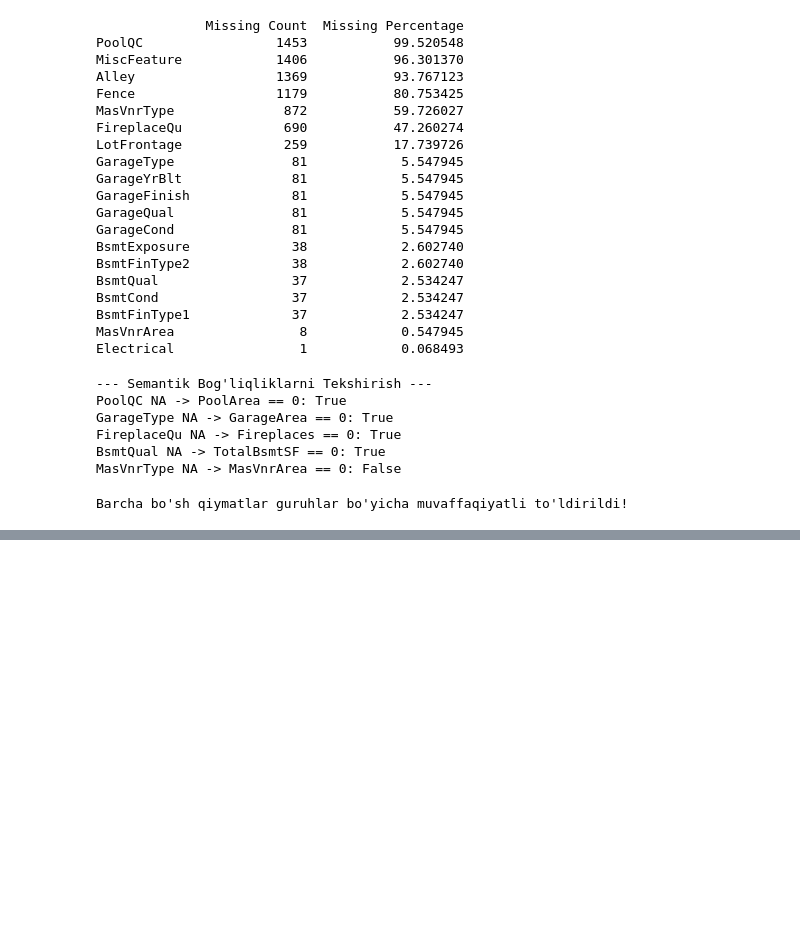
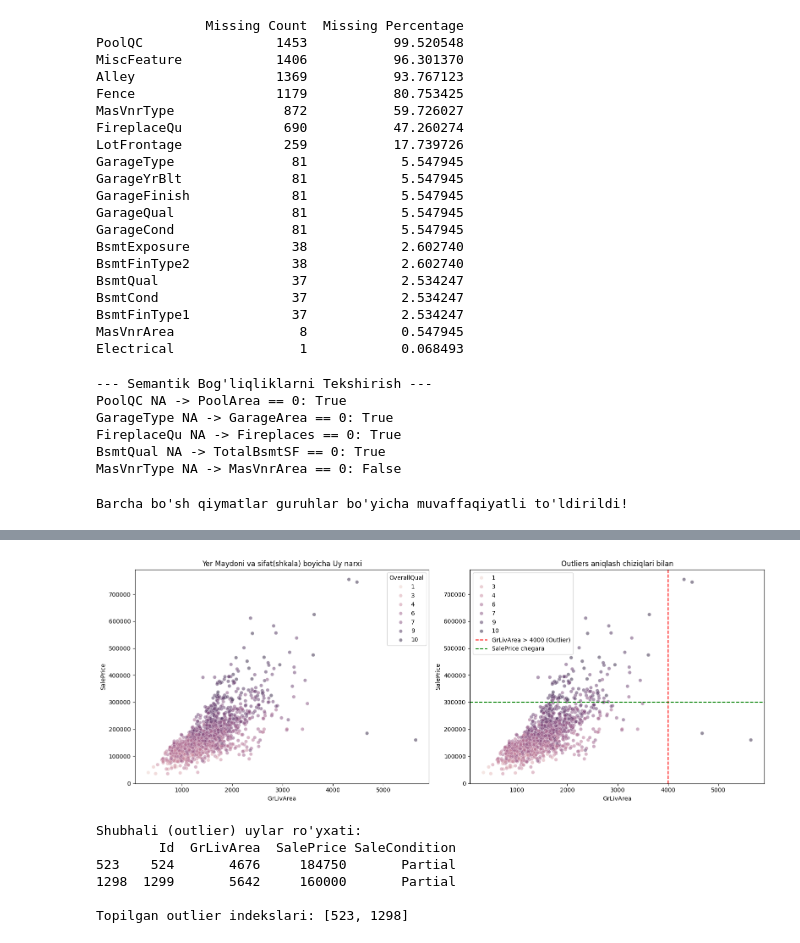
Before and after one commit to sevaradevoloper/house-prices-ml, a Jupyter notebook: notebooks/house_prices.ipynb, the cells around one changed output, grey strips where cells are left out. Cells and saved outputs as stored; diff of their text form; code cells hidden in the pictures; blank space fills up the shorter version.

```diff
--- a/notebooks/house_prices.ipynb
+++ b/notebooks/house_prices.ipynb
@@ -412,0 +429,54 @@ commit_message = "faza A (03): SalePrice log transform"   # <- har safar o'zgart
+# %%
+# 4-BOSQICH
+# Preprocessing
+
+# ── KATAK: scatter ──────────────────────────────────────────
+# TODO: GrLivArea vs SalePrice, rang = OverallQual, alpha=0.5
+# TODO: x=4000 va y=300000 da vertikal/gorizontal chiziq (axvline/axhline)
+
+fig, axes = plt.subplots(1, 2, figsize=(16, 6))
+
+# 1-grafik: Asosiy scatter plot
+sns.scatterplot(data=train, x='GrLivArea', y='SalePrice', hue='OverallQual', alpha=0.5, ax=axes[0])
+axes[0].set_title('Yer Maydoni va sifat(shkala) boyicha Uy narxi')
+
+# 2-grafik: Chiziqlar bilan (outliers)
+sns.scatterplot(data=train, x='GrLivArea', y='SalePrice', hue='OverallQual', alpha=0.5, ax=axes[1])
+axes[1].set_title('Outliers aniqlash chiziqlari bilan')
+axes[1].axvline(x=4000, color='red', linestyle='--', label='GrLivArea > 4000 (Outlier)')
+axes[1].axhline(y=300000, color='green', linestyle='--', label='SalePrice chegara')
+axes[1].legend()
+
+plt.tight_layout()
+plt.show()
+
+# Rasmga qarab aytsa boladiki,uylar maydoni qancha kichik bolsa u shuncha sifti ham narxi ham past ekan.
+# Uylar maydoni katta bolsa u qimmat hamda sifatli ekan
+# Biroq, grafikning o'ng quyi burchagida maydoni juda katta (4000+), lekin narxi past bo'lgan g'ayritabiiy uylar (outliers) ham bor.
+# %% [output]
+[figure, added]
+# %%
+# ── KATAK: nomzodlar ────────────────────────────────────────
+def find_outliers(df, area_thr=4000, price_thr=300_000):
+    """Katta uy + past narx = shubhali. Qaytaradi: indekslar ro'yxati."""
+    # Shart: Maydoni katta, lekin narxi past bo'lgan uylarni filter qilamiz
+    mask = (df['GrLivArea'] > area_thr) & (df['SalePrice'] < price_thr)
+
+    # Id, GrLivArea, SalePrice va SaleCondition bilan birga ekranga chiqaramiz
+    outliers_info = df.loc[mask, ['Id', 'GrLivArea', 'SalePrice', 'SaleCondition']]
+    print("Shubhali (outlier) uylar ro'yxati:")
+    print(outliers_info)
+
+    # Qatorlar indekslarini ro'yxat ko'rinishida qaytaramiz
+    return list(df[mask].index)
+
+# Funksiyani ishlatish uchun:
+outlier_indices = find_outliers(train)
+print(f"\nTopilgan outlier indekslari: {outlier_indices}")
+# %% [output]
+Shubhali (outlier) uylar ro'yxati:
+        Id  GrLivArea  SalePrice SaleCondition
+523    524       4676     184750       Partial
+1298  1299       5642     160000       Partial
+
+Topilgan outlier indekslari: [523, 1298]
```
Also changed, not shown: parts of 4 cells of this notebook.
